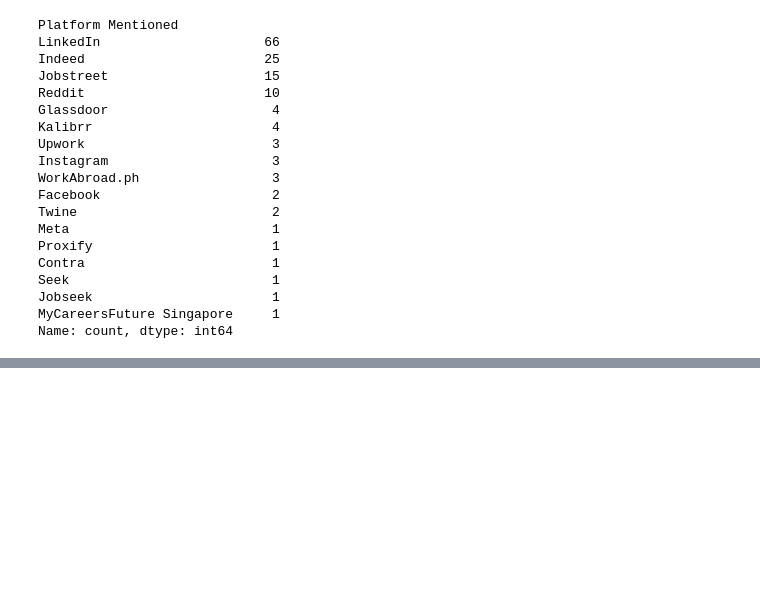
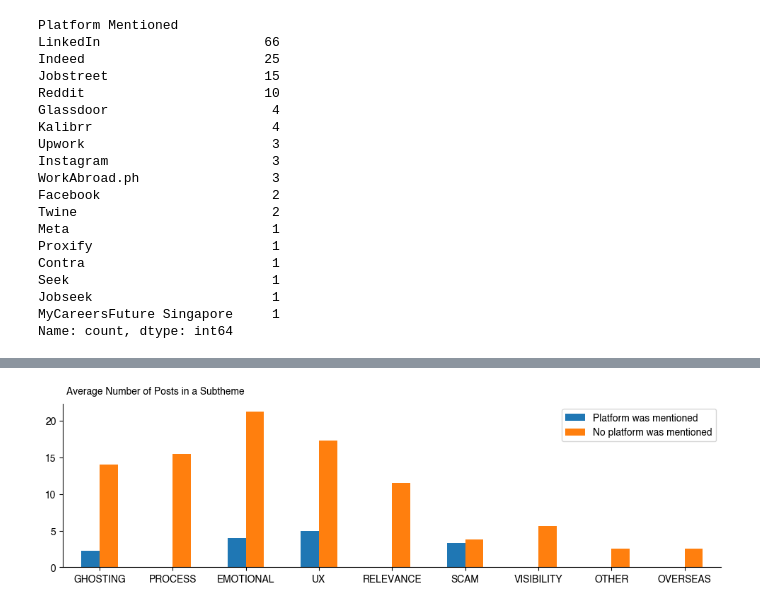
Before and after one commit to BSDSBA-JF/wadwani_intern, a Jupyter notebook: 07_STUDY2/cleaning_files/01_combining_dataset.ipynb, the cells around one changed output, grey strips where cells are left out. Cells and saved outputs as stored; diff of their text form; code cells hidden in the pictures; blank space fills up the shorter version.

```diff
--- a/07_STUDY2/cleaning_files/01_combining_dataset.ipynb
+++ b/07_STUDY2/cleaning_files/01_combining_dataset.ipynb
@@ -120,0 +184,56 @@ plt.show()
+# %%
+import pandas as pd
+import matplotlib.pyplot as plt
+
+# Your data
+data = {
+    'GHOSTING': [2.285714286, 14],
+    'PROCESS': [0, 15.5],
+    'EMOTIONAL': [4, 21.25],
+    'UX': [5, 17.33333333],
+    'RELEVANCE': [0, 11.5],
+    'SCAM': [3.333333333, 3.833333333],
+    'VISIBILITY': [0, 5.6],
+    'OTHER': [0, 2.5],
+    'OVERSEAS': [0, 2.5]
+}
+
+index = ['Platform was mentioned', 'No platform was mentioned']
+
+df = pd.DataFrame(data, index=index)
+
+# Apply formal names
+df = df.rename(columns=theme_map)
+
+# 🔑 Enforce exact order (same as your table)
+ordered_columns = [
+    theme_map['GHOSTING'],
+    theme_map['PROCESS'],
+    theme_map['EMOTIONAL'],
+    theme_map['UX'],
+    theme_map['RELEVANCE'],
+    theme_map['SCAM'],
+    theme_map['VISIBILITY'],
+    theme_map['OTHER'],
+    theme_map['OVERSEAS']
+]
+
+df = df[ordered_columns]
+
+# Transpose
+grouped = df.T
+
+# Plot
+fig, ax = plt.subplots(figsize=(12, 3))
+grouped.plot(kind='bar', ax=ax, rot=0)
+
+ax.set_xlabel('')
+ax.set_ylabel('Average Number of Posts in a Subtheme', rotation=0)
+ax.yaxis.set_label_coords(0.14, 1.05)
+
+ax.spines['top'].set_visible(False)
+ax.spines['right'].set_visible(False)
+
+plt.show()
+# %% [output]
+[figure, added]
```
Also changed, not shown: parts of 6 cells of this notebook, 3 other files.
